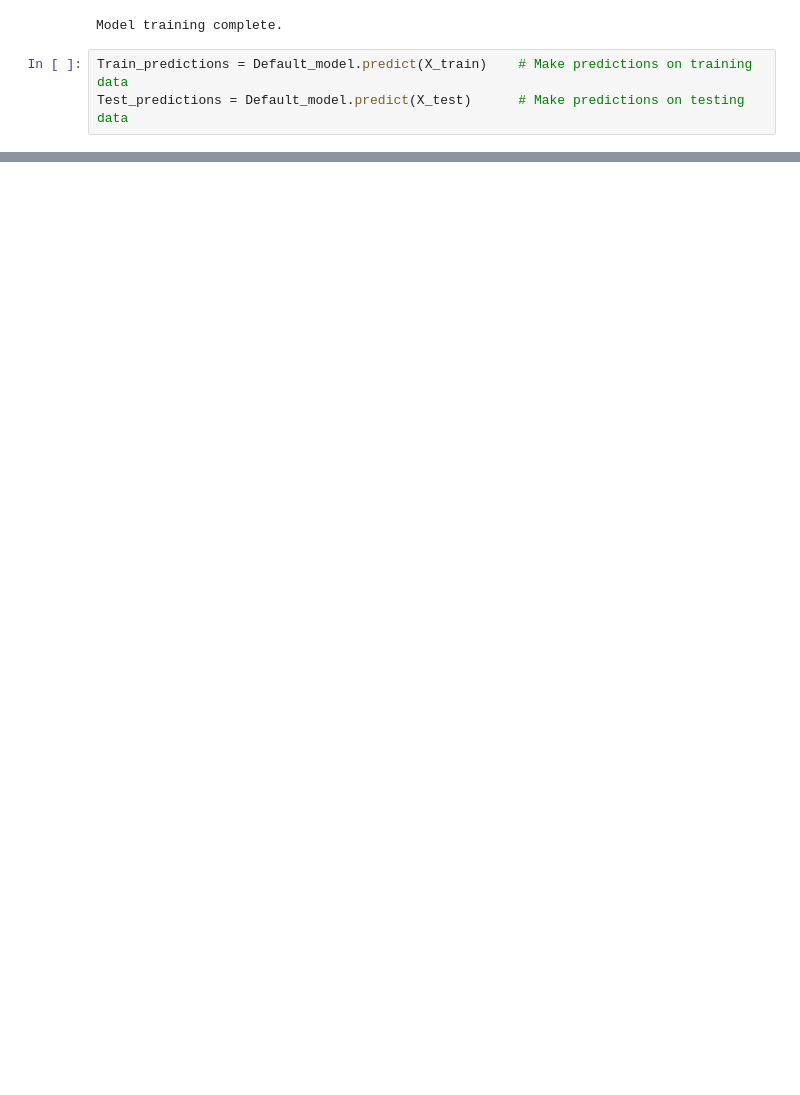
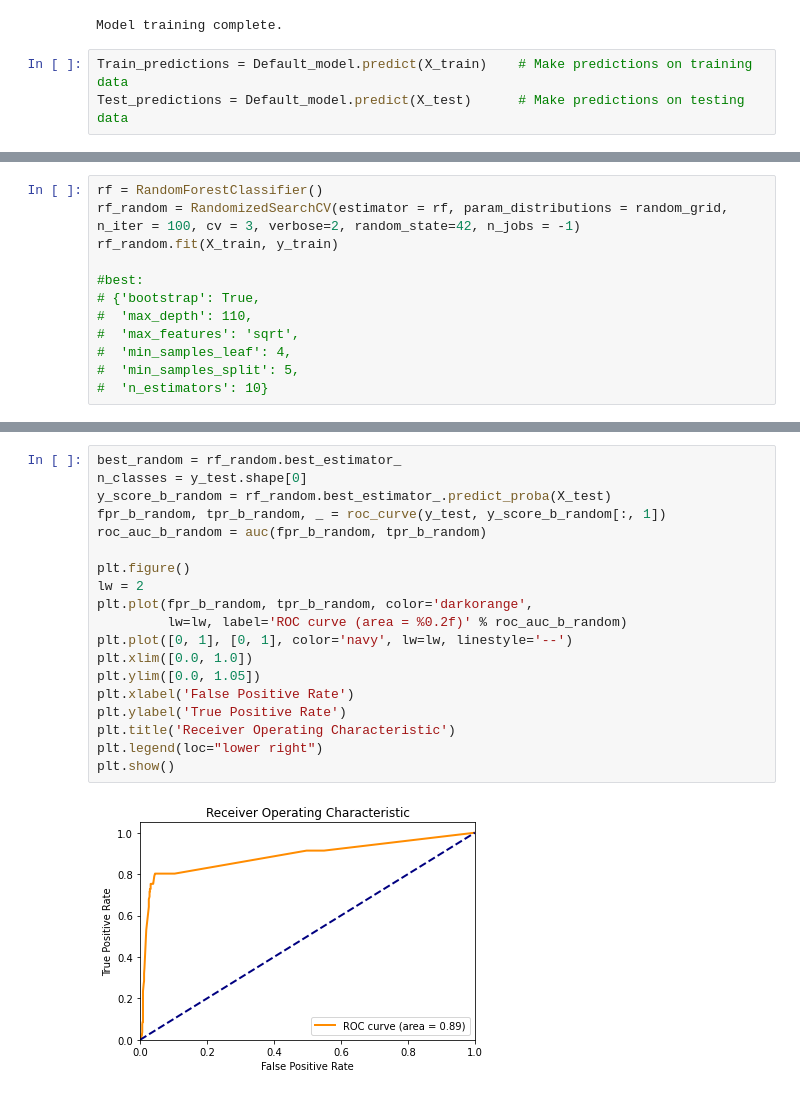
Before and after one commit to Kabiltan/Covid-19-Machine-Learning-, a Jupyter notebook: model.ipynb, the cells around one changed output, grey strips where cells are left out. Saved outputs shown, nothing was run; the diff lists cells and outputs as text; blank space fills up the shorter version.

```diff
--- a/model.ipynb
+++ b/model.ipynb
@@ -135,0 +228,12 @@ graph
+# %%
+rf = RandomForestClassifier()
+rf_random = RandomizedSearchCV(estimator = rf, param_distributions = random_grid, n_iter = 100, cv = 3, verbose=2, random_state=42, n_jobs = -1)
+rf_random.fit(X_train, y_train)
+
+#best:
+# {'bootstrap': True,
+#  'max_depth': 110,
+#  'max_features': 'sqrt',
+#  'min_samples_leaf': 4,
+#  'min_samples_split': 5,
+#  'n_estimators': 10}
@@ -135,0 +272,21 @@ graph
+# %%
+best_random = rf_random.best_estimator_
+n_classes = y_test.shape[0]
+y_score_b_random = rf_random.best_estimator_.predict_proba(X_test)
+fpr_b_random, tpr_b_random, _ = roc_curve(y_test, y_score_b_random[:, 1])
+roc_auc_b_random = auc(fpr_b_random, tpr_b_random)
+
+plt.figure()
+lw = 2
+plt.plot(fpr_b_random, tpr_b_random, color='darkorange',
+         lw=lw, label='ROC curve (area = %0.2f)' % roc_auc_b_random)
+plt.plot([0, 1], [0, 1], color='navy', lw=lw, linestyle='--')
+plt.xlim([0.0, 1.0])
+plt.ylim([0.0, 1.05])
+plt.xlabel('False Positive Rate')
+plt.ylabel('True Positive Rate')
+plt.title('Receiver Operating Characteristic')
+plt.legend(loc="lower right")
+plt.show()
+# %% [output]
+[figure, added]
```
Also changed, not shown: parts of 27 cells of this notebook.
